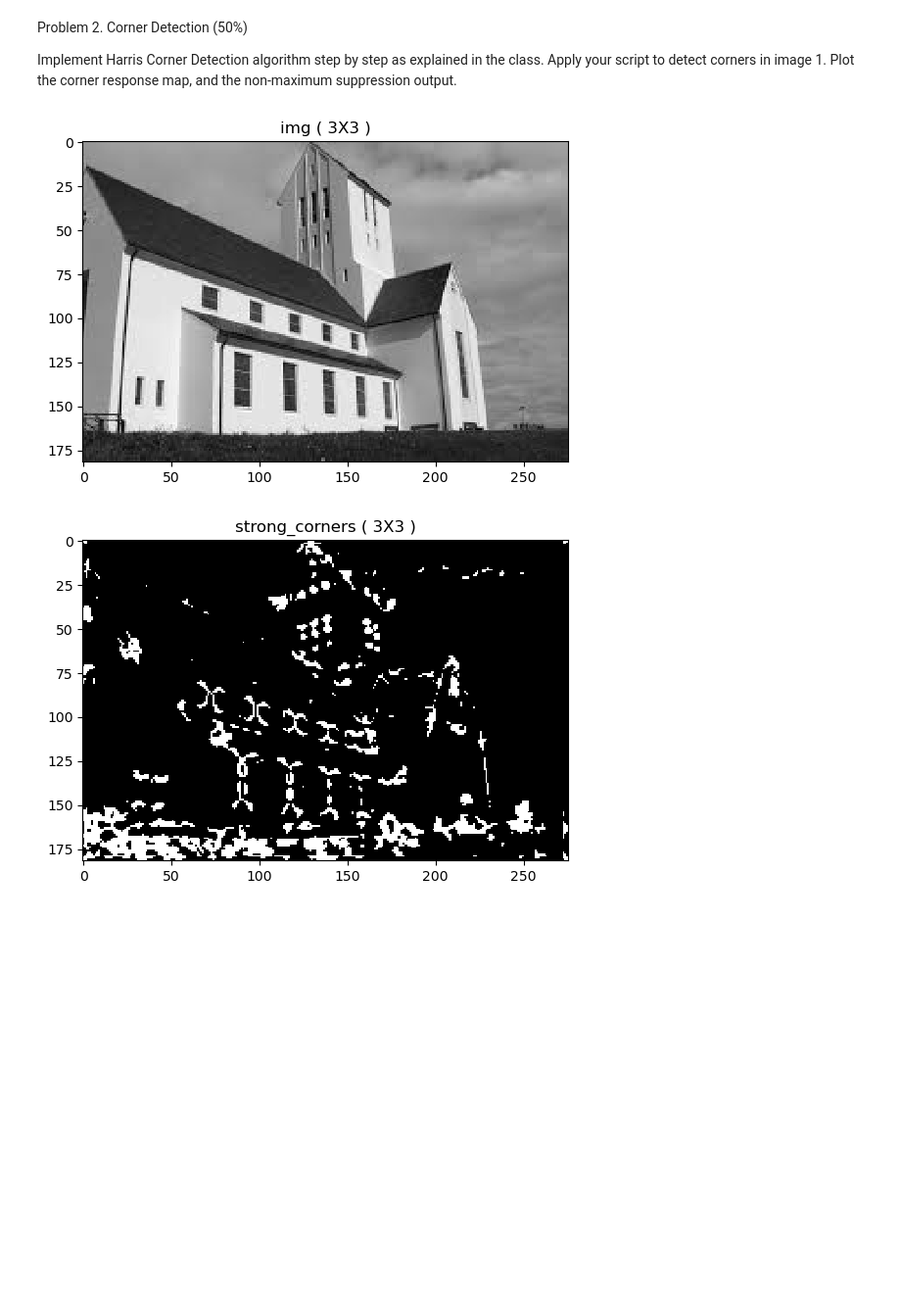
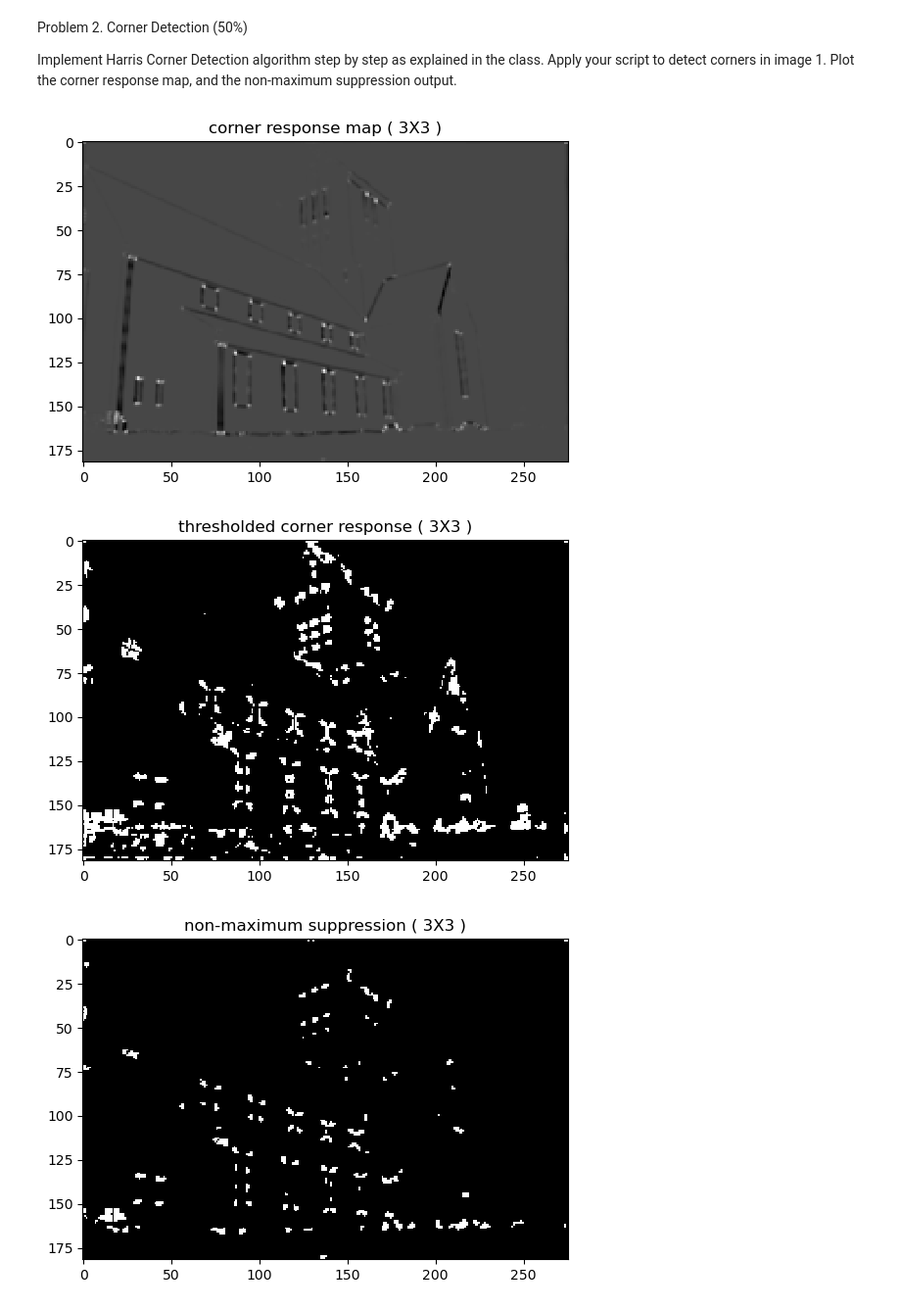
Before and after one commit to aabusha3/Convolution-Edge-and-Corner-Detection_CS4442-3, a Jupyter notebook: assignment3_AbuShawarib_Ahmad.ipynb, the cells around one changed output. Shown at 98% size. Drawn from its saved outputs; the diff is of its cells as text; code cells hidden in the pictures; blank space fills up the shorter version.

```diff
--- a/assignment3_AbuShawarib_Ahmad.ipynb
+++ b/assignment3_AbuShawarib_Ahmad.ipynb
@@ -243,28 +248,34 @@ detect corners in image 1. Plot the corner response map, and the non-maximum sup
 # %%
 def corner_response(image, k):
     G = np.array([[1, 2, 1], [2, 4, 2], [1, 2, 1]]) /16
+    # G = gaussian_kernel(3, 1)
 
     dx = convolution(image, sobel_ker, average=False)
     dy = convolution(image, np.flip(sobel_ker.T,axis=0), average=False)
 
-    A = convolution(dx*dx, Guas1, average=True)
-    B = convolution(dy*dy, Guas1, average=True)
-    C = convolution(dx*dy, Guas1, average=True)
+    A = convolution(dx*dx, G, average=False)
+    B = convolution(dy*dy, G, average=False)
+    C = convolution(dx*dy, G, average=False)
 
     return (A*B - (C*C)) - k*(A + B)*(A + B)
 
-# hyperparameters
-k = 0.1
-thresh = 0.9
+corners = corner_response(img, 0.04)
+strong_corners = corners > 1000
+non_max = corners > 100000
+plt.imshow(corners, interpolation='none', cmap='gray')
+plt.title("corner response map ( {}X{} )".format(3, 3))
+plt.show()
+plt.imshow(strong_corners, interpolation='none', cmap='gray')
+plt.title("thresholded corner response ( {}X{} )".format(3, 3))
+plt.show()
+plt.imshow(non_max, interpolation='none', cmap='gray')
+plt.title("non-maximum suppression ( {}X{} )".format(3, 3))
+plt.show()
 
-# thresholded corner responses
-strong_corners = corner_response(img, k) > thresh
 plt.imshow(img, interpolation='none', cmap='gray')
 plt.title("img ( {}X{} )".format(3, 3))
 plt.show()
-plt.imshow(strong_corners, interpolation='none', cmap='gray')
-plt.title("strong_corners ( {}X{} )".format(3, 3))
-plt.show()
 # %% [output]
-[figure, old version]
+[figure, new version]
-[figure, old version]
+[figure, new version]
+[figure, added]
```
Also changed, not shown: parts of 5 cells of this notebook.
